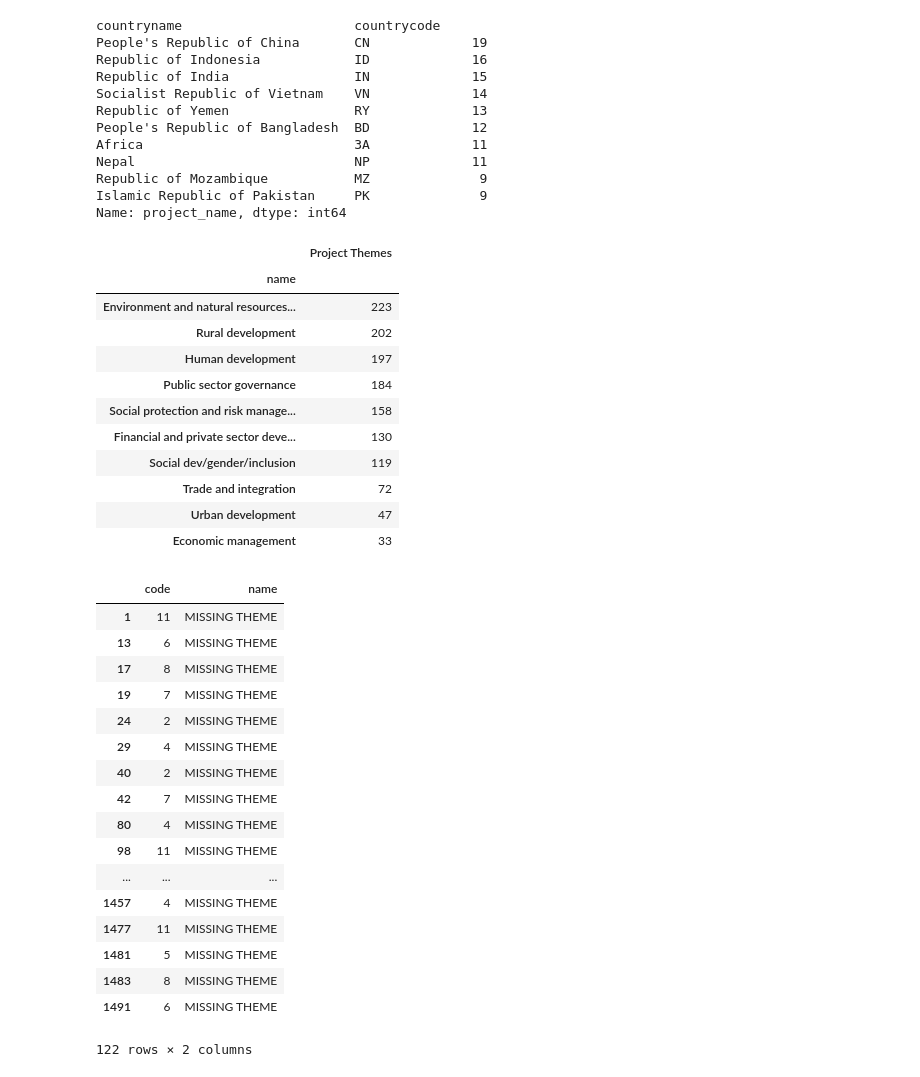
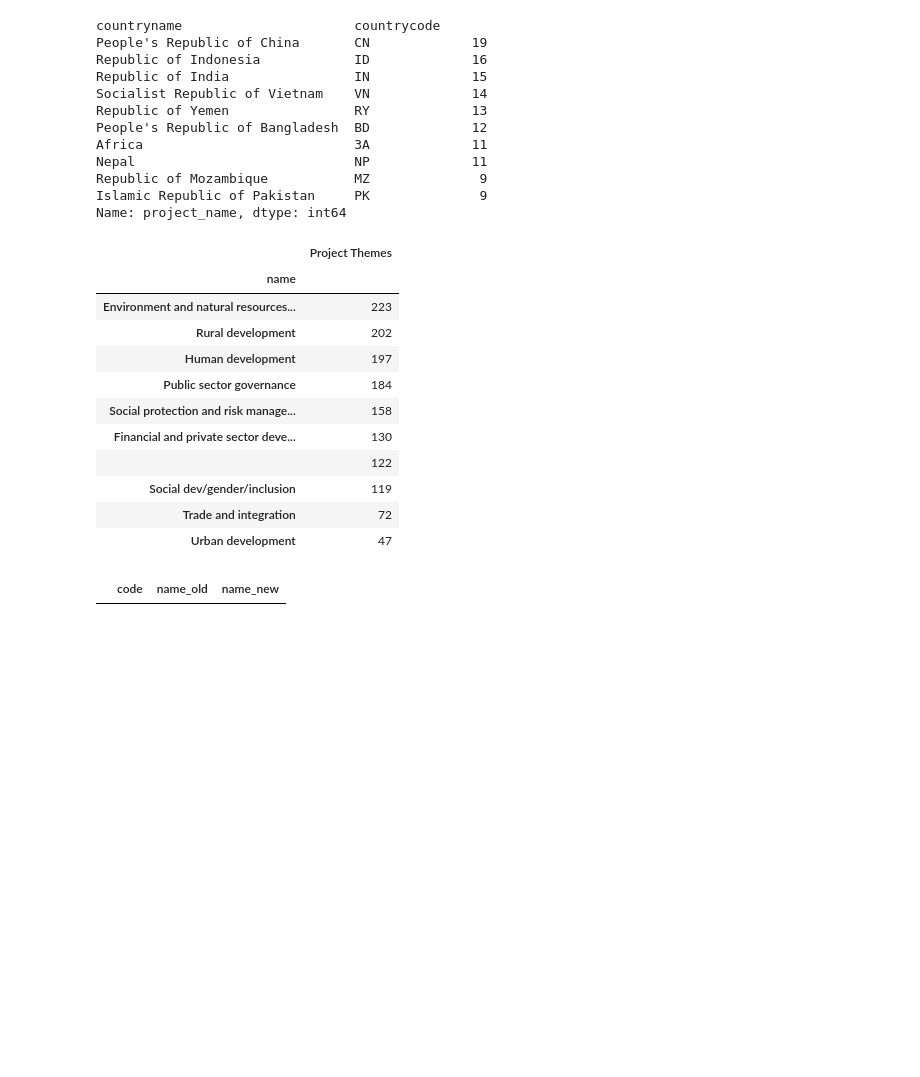
Before and after one commit to ChetanaYogeesh-zz/Springboard, a Jupyter notebook: data_wrangling_json/world_bank_projects_JSON_mini_project.ipynb, the cells around one changed output. Saved outputs shown, nothing was run; the diff lists cells and outputs as text; code cells hidden in the pictures; blank space fills up the shorter version.

Commit message:
Fixed Max Pairwise problem, added list comprehensions

```diff
--- a/data_wrangling_json/world_bank_projects_JSON_mini_project.ipynb
+++ b/data_wrangling_json/world_bank_projects_JSON_mini_project.ipynb
@@ -233,14 +185,12 @@ Name: project_name, dtype: int64
 flat_list = [item for sublist in sample_json_df['mjtheme_namecode'] for item in sublist]
 
 project_theme_df=json_normalize(flat_list)
-#project_theme_df.columns = ['Code','Project Theme Name']
-#project_theme_df['name'].value_counts().sort_values(ascending=False).head(10) #included missing values
-no_missing_themes_df = project_theme_df[project_theme_df['name']!=''].groupby(project_theme_df['name']).count().sort_values('name',ascending=False).head(10)
-no_missing_themes_df = no_missing_themes_df.drop(['code'],axis=1)
-no_missing_themes_df.reset_index(drop=True)
-no_missing_themes_df.columns = ['Project Themes']
+#all_themes_df = project_theme_df['name'].value_counts().sort_values(ascending=False).head(10) #included missing values
+all_themes_df = project_theme_df.groupby('name').count().sort_values('code',ascending=False).head(10)
+all_themes_df.reset_index(drop=True)
+all_themes_df.columns = ['Project Themes']
 
-no_missing_themes_df
+all_themes_df
 # %% [output]
 |  | Project Themes |
 | name |  |
@@ -250,31 +200,29 @@ no_missing_themes_df
 | Public sector governance | 184 |
 | Social protection and risk manage... | 158 |
 | Financial and private sector deve... | 130 |
+|  | 122 |
 | Social dev/gender/inclusion | 119 |
 | Trade and integration | 72 |
 | Urban development | 47 |
-| Economic management | 33 |
 # %%
 #3. In 2. above you will notice that some entries have only the code and the name is missing. Create a dataframe with the missing names filled in.
+
 import numpy as np
+
+#Remove Duplicates from dictionary to create a lookup table
+code_name_lookup_df = project_theme_df.drop_duplicates(['code'])
+code_name_lookup_df
+
+#Fill all the missing values with "MISSING THEME" (practice steps, but not necessary for the problem)
 missing_themes_df = project_theme_df[project_theme_df['name']==''].replace(r'', np.nan, regex=True).fillna("MISSING THEME") #.count()
 missing_themes_df
+
+missing_themes_df = missing_themes_df.merge(code_name_lookup_df, on='code')
+missing_themes_df[['code','name_y']].sort_values('code',ascending='True').drop_duplicates(['code'])
+
+filled_themes_df = pd.merge(project_theme_df,code_name_lookup_df, on='code',how='inner',suffixes=['_old','_new'])
+
+#Check if there are any "MISSING THEMES" in the new dataframe with all missing values filled in
+filled_themes_df[(filled_themes_df.name_new == "MISSING THEME")].sort_index(ascending='True')
 # %% [output]
-|  | code | name |
-| 1 | 11 | MISSING THEME |
-| 13 | 6 | MISSING THEME |
-| 17 | 8 | MISSING THEME |
-| 19 | 7 | MISSING THEME |
-| 24 | 2 | MISSING THEME |
-| 29 | 4 | MISSING THEME |
-| 40 | 2 | MISSING THEME |
-| 42 | 7 | MISSING THEME |
-| 80 | 4 | MISSING THEME |
-| 98 | 11 | MISSING THEME |
-| ... | ... | ... |
-| 1457 | 4 | MISSING THEME |
-| 1477 | 11 | MISSING THEME |
-| 1481 | 5 | MISSING THEME |
-| 1483 | 8 | MISSING THEME |
-| 1491 | 6 | MISSING THEME |
+|  | code | name_old | name_new |
-122 rows × 2 columns
```
Also changed, not shown: parts of 6 cells of this notebook, 1 other file.
